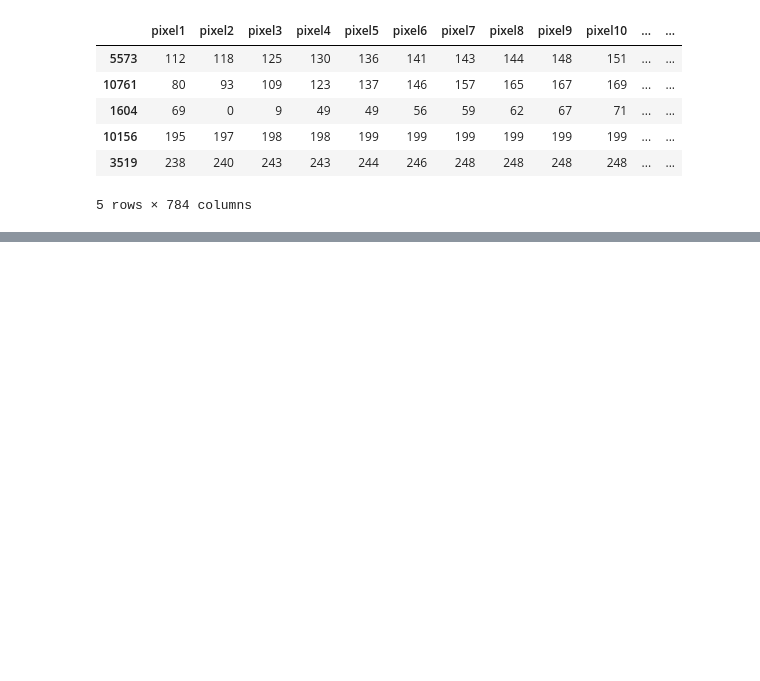
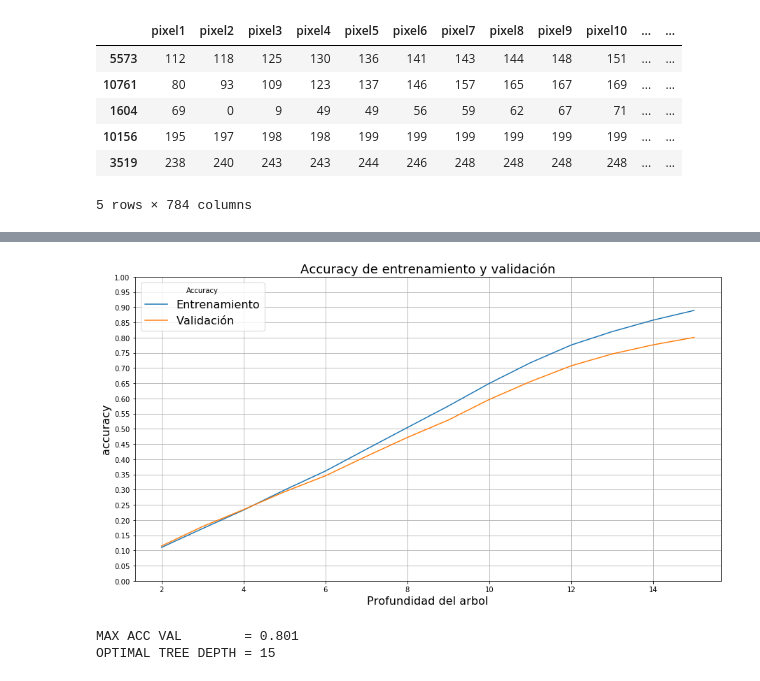
Before and after one commit to JavierL1/Tarea3-INF393, a Jupyter notebook: Parte4.ipynb, the cells around one changed output, grey strips where cells are left out. Drawn from its saved outputs; the diff is of its cells as text; code cells hidden in the pictures; blank space fills up the shorter version.

```diff
--- a/Parte4.ipynb
+++ b/Parte4.ipynb
@@ -70,0 +409,2 @@ validation_data=(x_v.values,to_categorical(y_v)))
+# %%
+C0, g0 = optimal_C_gamma(x_tr, x_v, y_tr, y_v)
@@ -70,0 +425,2 @@ validation_data=(x_v.values,to_categorical(y_v)))
+# %%
+C1, g1 = optimal_C_gamma(x_tr1, x_v1, y_tr, y_v)
@@ -70,0 +441,2 @@ validation_data=(x_v.values,to_categorical(y_v)))
+# %%
+C2, g2 = optimal_C_gamma(x_tr2, x_v2, y_tr, y_v)
@@ -70,0 +459,39 @@ validation_data=(x_v.values,to_categorical(y_v)))
+# %%
+def opt_tree_depth(xtrain, ytrain, xval, yval, m_depth=15):
+    acc_val_list = []
+    acc_train_list = []
+
+    for depth in range(2,m_depth+1):
+        model = Tree(random_state=0, max_depth = depth)
+        model.fit(xtrain, ytrain)
+        Y_pred_train = model.predict(xtrain)
+        Y_pred_val = model.predict(xval)
+        acc_train = accuracy_score(Y_pred_train, ytrain)
+        acc_val = accuracy_score(Y_pred_val, yval)
+        acc_train_list.append(acc_train)
+        acc_val_list.append(acc_val)
+
+    plt.figure(figsize=(15, 8))
+    plt.plot(range(2, m_depth+1), acc_train_list, label = "Entrenamiento")
+    plt.plot(range(2, m_depth+1), acc_val_list, label = "Validación")
+    plt.ylabel("accuracy", fontsize=16)
+    plt.xlabel("Profundidad del arbol", fontsize=16)
+    plt.grid(True)
+    plt.xticks(range(2,m_depth+1,2))
+    plt.yticks(np.arange(0,1.05,0.05))
+    plt.title('Accuracy de entrenamiento y validación', fontsize=18)
+    plt.legend(fontsize=16, title='Accuracy')
+    plt.show()
+
+    max_acc_val = max(acc_val_list)
+    print("{:18} = {:<15.3}".format("MAX ACC VAL", max_acc_val))
+    opt_depth = acc_val_list.index(max_acc_val) + 2
+    print("{:18} = {:<15}".format("OPTIMAL TREE DEPTH", opt_depth))
+
+    return opt_depth
+# %%
+depth0 = opt_tree_depth(x_tr, y_tr, x_v, y_v)
+# %% [output]
+[figure, added]
+MAX ACC VAL        = 0.801
+OPTIMAL TREE DEPTH = 15
```
Also changed, not shown: parts of 44 cells of this notebook, 1 other file.
